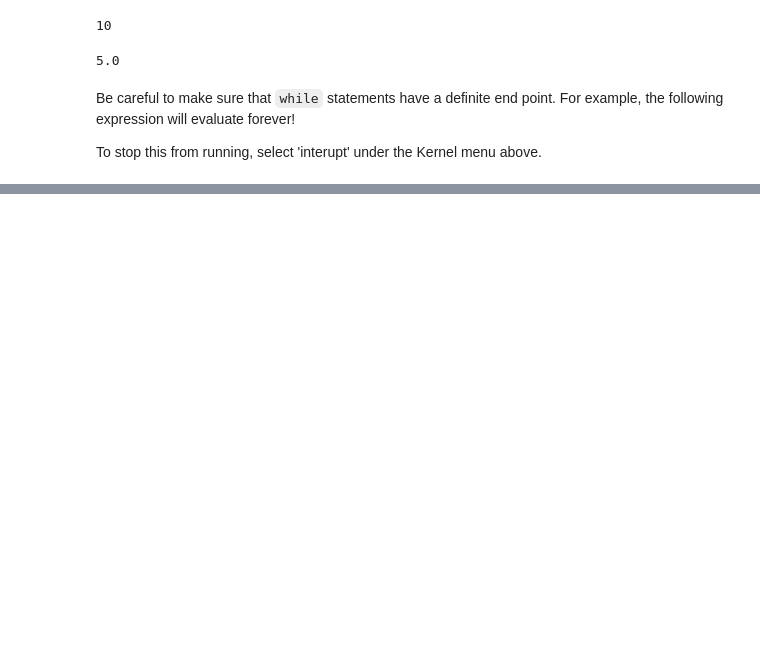
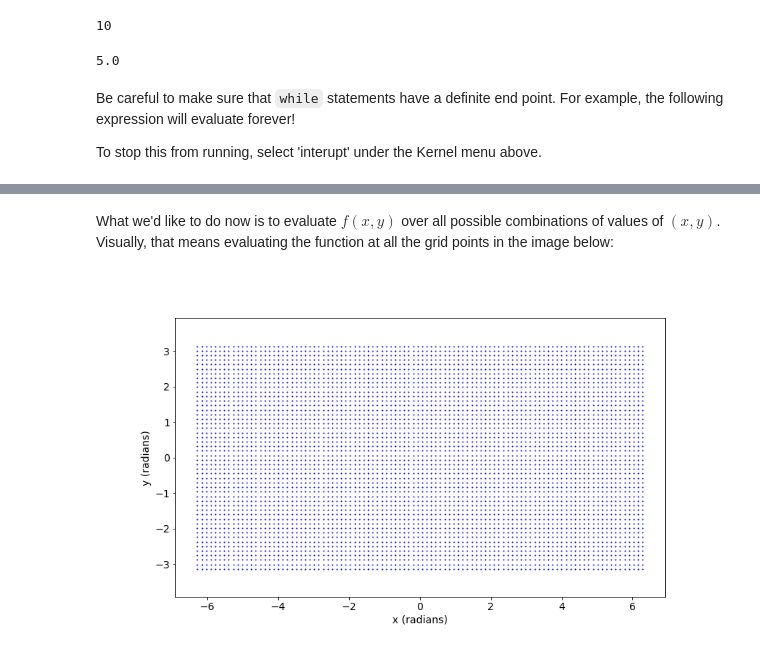
Before and after one commit to mtoqeerpk/IntroComputationalEarthScience, a Jupyter notebook: Week 2/Introduction to Python - Part 2.ipynb, the cells around one changed output, grey strips where cells are left out. Drawn from its saved outputs; the diff is of its cells as text; code cells hidden in the pictures; blank space fills up the shorter version.

```diff
--- a/Week 2/Introduction to Python - Part 2.ipynb
+++ b/Week 2/Introduction to Python - Part 2.ipynb
@@ -478,0 +510,7 @@ KeyboardInterrupt:
+# %% [markdown]
+What we'd like to do now is to evaluate $f(x,y)$ over all possible combinations of values of $(x,y)$. Visually, that means evaluating the function at all the grid points in the image below:
+# %%
+from IPython.display import Image
+Image(filename='Grid.png')
+# %% [output]
+[figure, added]
```
Also changed, not shown: parts of 39 cells of this notebook, 1 other file.
